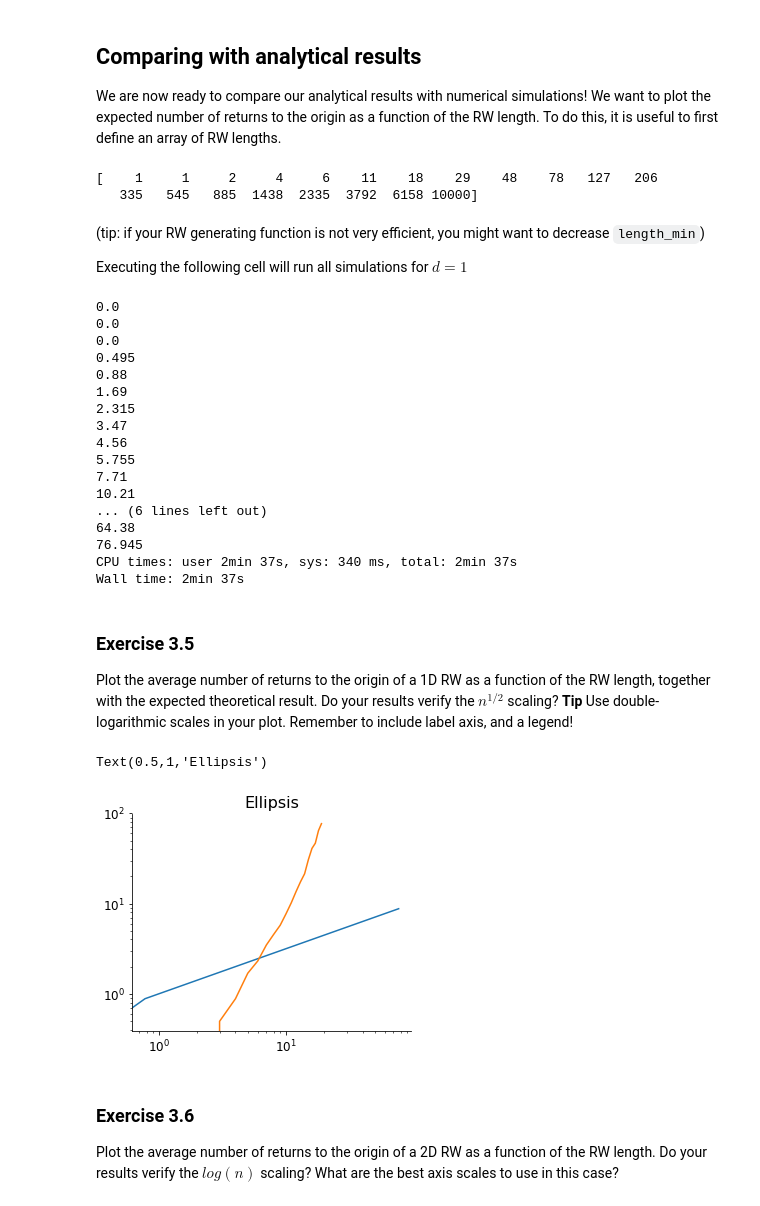
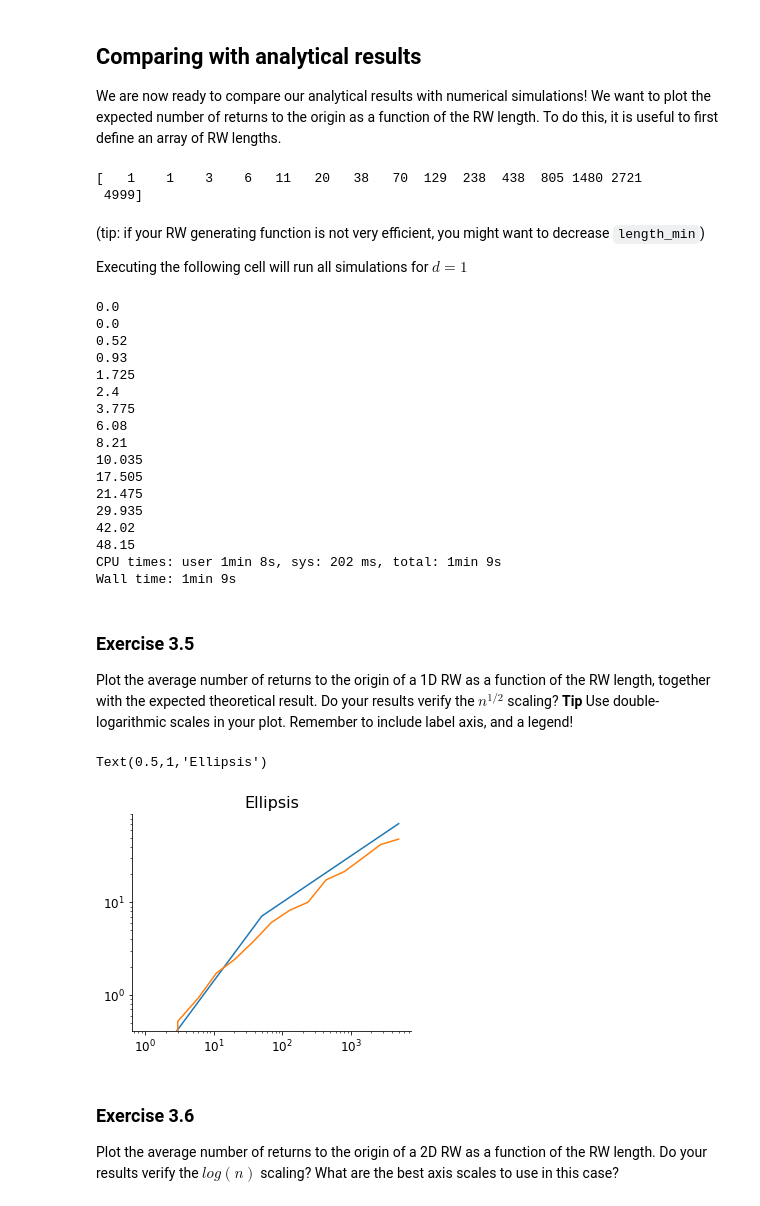
Before and after one commit to Daniele95/stat-mech-python-course, a Jupyter notebook: notebooks/3-Random-Walks.ipynb, the cells around one changed output. Saved outputs shown, nothing was run; the diff lists cells and outputs as text; code cells hidden in the pictures.

```diff
--- a/notebooks/3-Random-Walks.ipynb
+++ b/notebooks/3-Random-Walks.ipynb
@@ -184,17 +184,17 @@ We are now ready to compare our analytical results with numerical simulations! W
 # %%
 # define range of RW lengths
 length_min = 1
-length_max = 10000
+length_max = 5000
 # generate points logarithmically spaces
 # and convert them to integers
 length_array = np.array([
     int(x)
-    for x in np.geomspace(length_min, length_max, num=20)
+    for x in np.geomspace(length_min, length_max, num=15)
 ])
 print(length_array)
 # %% [output]
-[    1     1     2     4     6    11    18    29    48    78   127   206
-   335   545   885  1438  2335  3792  6158 10000]
+[   1    1    3    6   11   20   38   70  129  238  438  805 1480 2721
+ 4999]
 # %% [markdown]
 (tip: if your RW generating function is not very efficient, you might want to decrease `length_min`)
 
@@ -209,41 +209,41 @@ num_returns_array = np.array([
 # %% [output]
 0.0
 0.0
-0.0
-0.495
-0.88
-1.69
-2.315
-3.47
-4.56
-5.755
-7.71
-10.21
-... (6 lines left out)
-64.38
-76.945
-CPU times: user 2min 37s, sys: 340 ms, total: 2min 37s
-Wall time: 2min 37s
+0.52
+0.93
+1.725
+2.4
+3.775
+6.08
+8.21
+10.035
+17.505
+21.475
+29.935
+42.02
+48.15
+CPU times: user 1min 8s, sys: 202 ms, total: 1min 9s
+Wall time: 1min 9s
 # %% [markdown]
 ### Exercise 3.5
 Plot the average number of returns to the origin of a 1D RW as a function of the RW length, together with the expected theoretical result. Do your results verify the $n^{1/2}$ scaling? **Tip** Use double-logarithmic scales in your plot. Remember to include label axis, and a legend!
 # %%
 fig, ax = plt.subplots(1, 1, figsize=(5, 4))
 # plot theoretical result
-x = np.linspace(0,num_returns_array[len(num_returns_array)-1],100)
+x = np.linspace(0,length_array[len(length_array)-1],100)
 y = np.sqrt(x)
 ax.loglog(x,y, label="Theory")
 # plot numerical result
-ax.loglog(num_returns_array, label="Numerics")
+ax.loglog(length_array,num_returns_array, label="Numerics")
 # add axis labels
 ...
 # add a legend
 ...
 # add a title (e.g. that says what dimension we used)
 ax.set_title(...)
 # %% [output]
 Text(0.5,1,'Ellipsis')
-[figure, old version]
+[figure, new version]
 # %% [markdown]
 ### Exercise 3.6
 Plot the average number of returns to the origin of a 2D RW as a function of the RW length. Do your results verify the $log(n)$ scaling? What are the best axis scales to use in this case?
```
Also changed, not shown: parts of 8 cells of this notebook, 1 other file.
